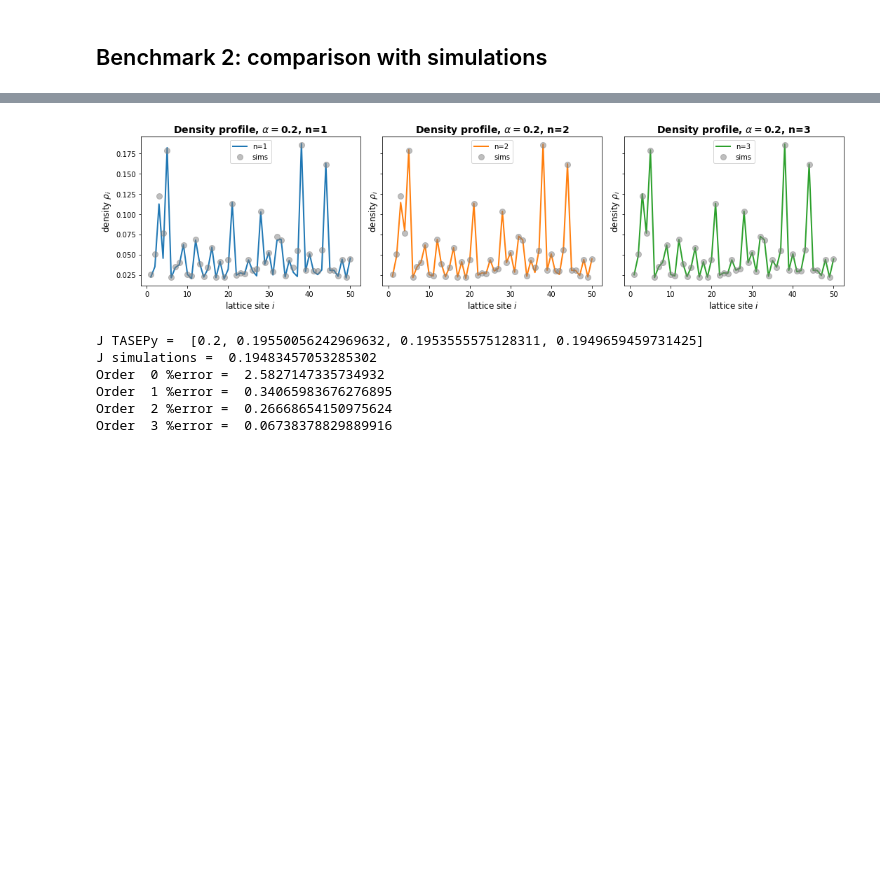
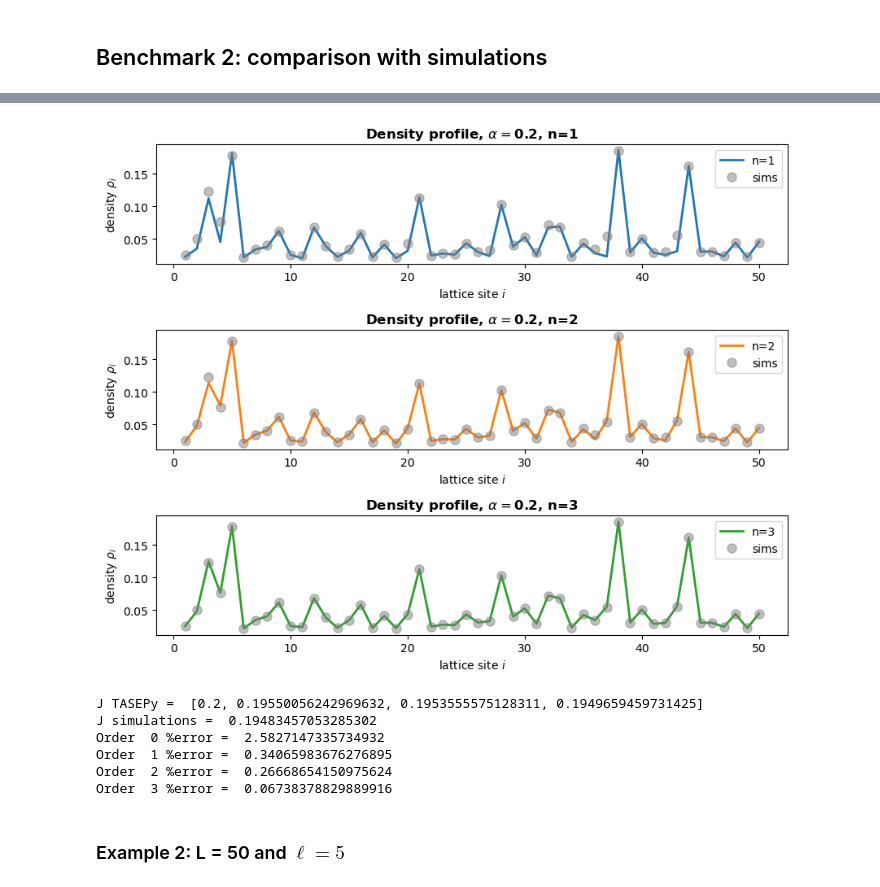
Before and after one commit to ExclusionProcess-tools/TASEPy, a Jupyter notebook: TASEPy_benchmarks.ipynb, the cells around one changed output, grey strips where cells are left out. Cells and saved outputs as stored; diff of their text form; code cells hidden in the pictures; blank space fills up the shorter version.

```diff
--- a/TASEPy_benchmarks.ipynb
+++ b/TASEPy_benchmarks.ipynb
@@ -15,7 +30,7 @@ from tabulate import tabulate
 # %%
 # imports hopping rates (example L=4 and ll=1)
 
-file = open('exact/rates_L4_ll1.csv','r')
+file = open('exact/rates_L4.csv','r')
 reader=csv.reader(file)
 
 rates = []
@@ -106,7 +121,7 @@ TASEPy results:
 # %%
 # imports hopping rates (example L=4 and ll=2)
 
-file = open('exact/rates_L4_ll2.csv','r')
+file = open('exact/rates_L4.csv','r')
 reader=csv.reader(file)
 
 rates = []
@@ -197,7 +212,7 @@ TASEPy results:
 # %%
 # imports hopping rates (example L=4 and ll=3)
 
-file = open('exact/rates_L4_ll3.csv','r')
+file = open('exact/rates_L4.csv','r')
 reader=csv.reader(file)
 
 rates = []
@@ -288,15 +336,13 @@ TASEPy results:
 # %%
 # imports hopping rates (example L=50 and ll=1)
 
-file = open('simulations/rates_L50_ll1.dat','r')
+file = open('simulations/rates_L50.dat','r')
 reader=csv.reader(file)
 
 rates = []
 for lines in reader:
     rates.append(float(lines[0]))
 file.close()
-
-
 
 # imports simulated density profile (example L=50 and ll=1)
 
@@ -307,8 +353,6 @@ profile_simulations = []
 for lines in reader:
     profile_simulations.append(float(lines[0]))
 file.close()
-
-
 
 # imports simulated current and average (example L=50 and ll=1)
 
@@ -353,30 +406,30 @@ plt.legend(loc='upper center')
 # %%
 n_values = [1, 2, 3]
 
 # Create a figure with three subplots, arranged in 1 row and 3 columns
-fig, axs = plt.subplots(1, 3, figsize=(15, 4), sharex=True, sharey=True)
+fig, axs = plt.subplots(3, 1, figsize=(8.7, 2.33*3), sharex=False, sharey=True)
 
 sites = [x + 1 for x in range(len(profile_TASEPy[0]))]
 
 for i, n in enumerate(n_values):
     ax = axs[i]  # Select the current subplot
 
     ax.plot(sites, profile_TASEPy[n], linewidth=2, label=f'n={n}', color='C{}'.format(i), linestyle='-')
 
     ax.plot(sites, profile_simulations, 'o', label='sims' , color='gray', ms = 8, alpha=0.5)
 
-    ax.set_xlabel(r'lattice site $i$', fontsize=12)
-    ax.set_ylabel(r'density $\rho_i$', fontsize=12)
-    ax.set_title(r'Density profile, $\alpha = $' + str(alpha) + f', n={n}', fontsize=14, fontweight='bold')
+    ax.set_xlabel(r'lattice site $i$', fontsize=10)
+    ax.set_ylabel(r'density $\rho_i$', fontsize=10)
+    ax.set_title(r'Density profile, $\alpha = $' + str(alpha) + f', n={n}', fontsize=12, fontweight='bold')
 
-    ax.legend(loc='upper center')
+    ax.legend(loc='upper right')
 
 # Adjust the space between subplots to prevent labels from overlapping
 plt.tight_layout()
 
 plt.show()
 # %% [output]
-[figure, old version]
+[figure, new version]
 # %%
 J_TASEPy = current(Jcoeff, alpha)
 
@@ -392,3 +445,5 @@ Order  0 %error =  2.5827147335734932
 Order  1 %error =  0.34065983676276895
 Order  2 %error =  0.26668654150975624
 Order  3 %error =  0.06738378829889916
+# %% [markdown]
+### Example 2: L = 50 and $\ell = 5$
```
Also changed, not shown: parts of 15 cells of this notebook.
